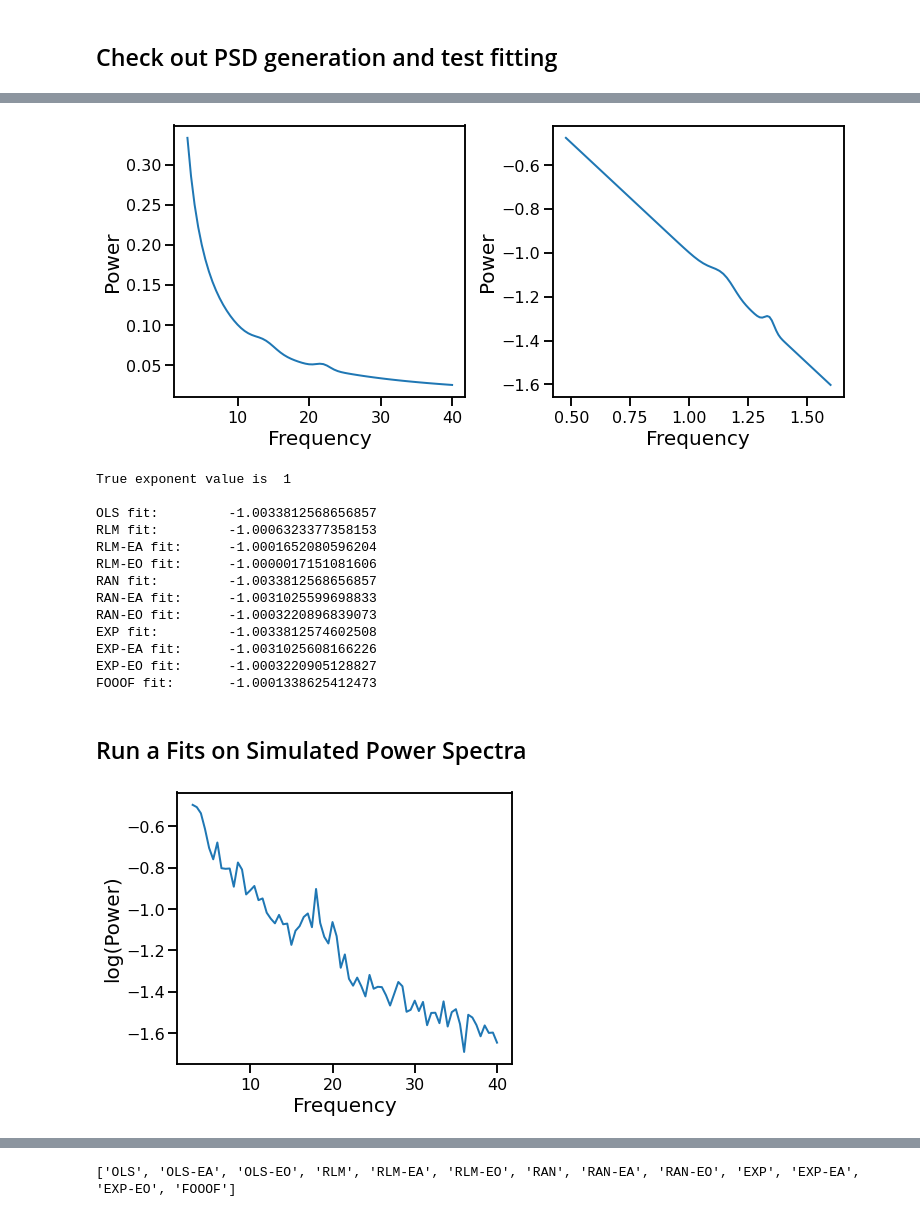
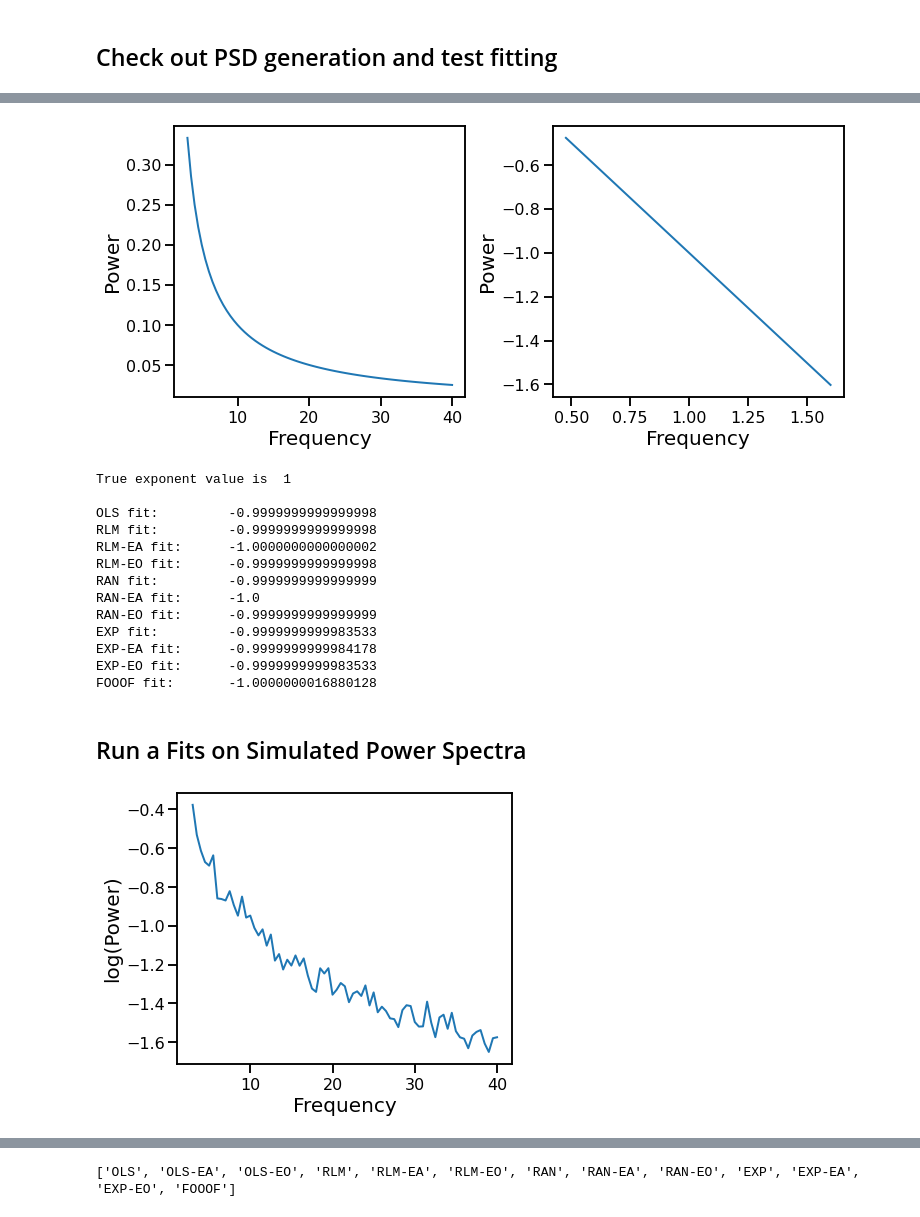
Before and after one commit to AperiodicMethods/AperiodicMethods, a Jupyter notebook: notebooks/02-FittingSimSpectra.ipynb, the cells around one changed output, grey strips where cells are left out. Cells and saved outputs as stored; diff of their text form; code cells hidden in the pictures.

```diff
--- a/notebooks/02-FittingSimSpectra.ipynb
+++ b/notebooks/02-FittingSimSpectra.ipynb
@@ -108,41 +110,41 @@ fs, psd = gen_power_spectrum(f_range, [off_val, exp_val], peaks, noise)
 # %%
 # Plot and check a simulated spectrum, plotted in semi-log and log space
-plot_psds_two(fs, psd, np.log10(fs), np.log10(psd))
+plot_psds_two(freqs, psd, np.log10(freqs), np.log10(psd))
 # %% [output]
-[figure, old version]
+[figure, new version]
 # %%
 # Test out fits
 print('True exponent value is ', str(exp_val), '\n')
-print('OLS fit: \t', fit_ols(fs, psd))
-print('RLM fit: \t', fit_rlm(fs, psd))
-print('RLM-EA fit: \t', fit_rlm_alph(fs, psd))
-print('RLM-EO fit: \t', fit_rlm_oscs(fs, psd))
-print('RAN fit: \t', fit_ransac(fs, psd))
-print('RAN-EA fit: \t', fit_ransac_alph(fs, psd))
-print('RAN-EO fit: \t', fit_ransac_oscs(fs, psd))
-print('EXP fit: \t', fit_exp(fs, psd))
-print('EXP-EA fit: \t', fit_exp_alph(fs, psd))
-print('EXP-EO fit: \t', fit_exp_oscs(fs, psd))
-print('FOOOF fit: \t', fit_fooof(fs, psd))
+print('OLS fit: \t', fit_ols(freqs, psd))
+print('RLM fit: \t', fit_rlm(freqs, psd))
+print('RLM-EA fit: \t', fit_rlm_alph(freqs, psd))
+print('RLM-EO fit: \t', fit_rlm_oscs(freqs, psd))
+print('RAN fit: \t', fit_ransac(freqs, psd))
+print('RAN-EA fit: \t', fit_ransac_alph(freqs, psd))
+print('RAN-EO fit: \t', fit_ransac_oscs(freqs, psd))
+print('EXP fit: \t', fit_exp(freqs, psd))
+print('EXP-EA fit: \t', fit_exp_alph(freqs, psd))
+print('EXP-EO fit: \t', fit_exp_oscs(freqs, psd))
+print('FOOOF fit: \t', fit_fooof(freqs, psd))
 # %% [output]
 True exponent value is  1
 
-OLS fit:         -1.0033812568656857
-RLM fit:         -1.0006323377358153
-RLM-EA fit:      -1.0001652080596204
-RLM-EO fit:      -1.0000017151081606
-RAN fit:         -1.0033812568656857
-RAN-EA fit:      -1.0031025599698833
-RAN-EO fit:      -1.0003220896839073
-EXP fit:         -1.0033812574602508
-EXP-EA fit:      -1.0031025608166226
-EXP-EO fit:      -1.0003220905128827
-FOOOF fit:       -1.0001338625412473
+OLS fit:         -0.9999999999999998
+RLM fit:         -0.9999999999999998
+RLM-EA fit:      -1.0000000000000002
+RLM-EO fit:      -0.9999999999999998
+RAN fit:         -0.9999999999999999
+RAN-EA fit:      -1.0
+RAN-EO fit:      -0.9999999999999999
+EXP fit:         -0.9999999999983533
+EXP-EA fit:      -0.9999999999984178
+EXP-EO fit:      -0.9999999999983533
+FOOOF fit:       -1.0000000016880128
 # %% [markdown]
 ## Run a Fits on Simulated Power Spectra
 # %%
 # Settings
-n_psds = 50
+n_psds = 150
 f_range = [3, 40]
 exp_val = 1
 noise = 0.05
@@ -150,8 +155,11 @@ noise = 0.05
 # NEW VERSION.
 freqs, psds, sim_params = gen_group_power_spectra(\
     n_psds, f_range, [off_val, exp_val], gen_peak_def(), noise, return_params=True)
+
+# TEMP:
+psds = psds.T
 # %%
 # Plot example simulated power spectrum from the group
-plot_psds(freqs, psds[10, :])
+plot_psds(freqs, psds[:, 10])
 # %% [output]
-[figure, old version]
+[figure, new version]
```
Also changed, not shown: parts of 17 cells of this notebook, 6 other files.
